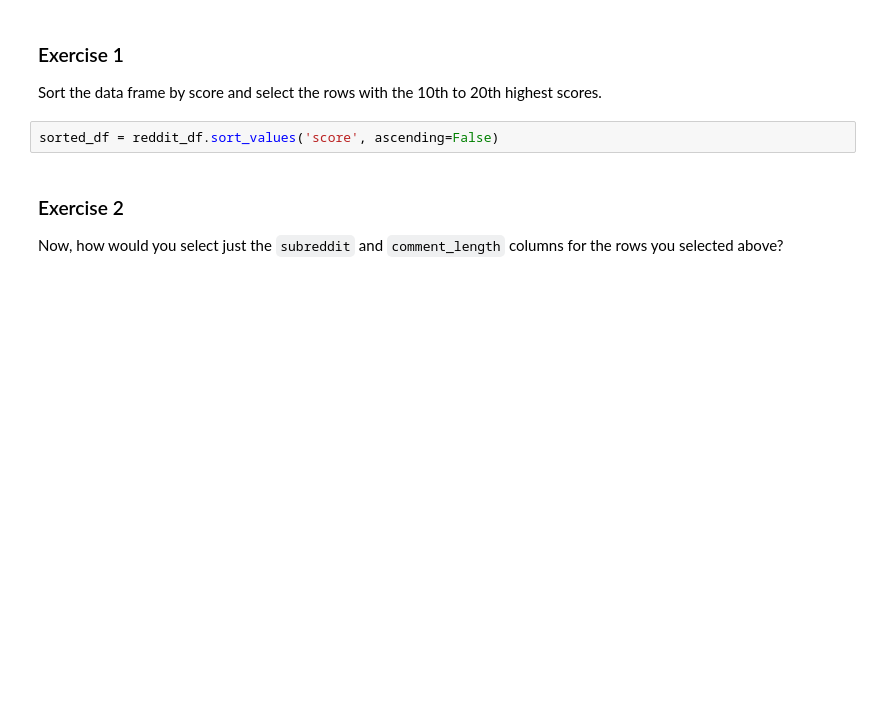
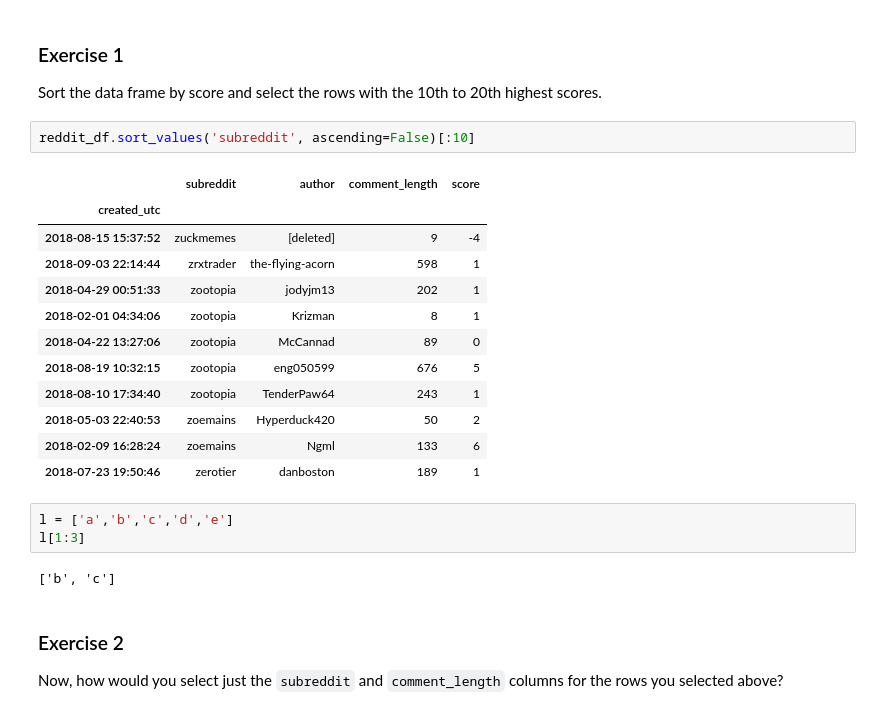
Before and after one commit to jdfoote/ipds-s26.jeremydfoote.com, a Jupyter notebook: day_6/day_6-solutions.ipynb, the cells around one changed output. Saved outputs shown, nothing was run; the diff lists cells and outputs as text; blank space fills up the shorter version.

```diff
--- a/day_6/day_6-solutions.ipynb
+++ b/day_6/day_6-solutions.ipynb
@@ -27,7 +30,25 @@ for k, v in d.items():
 
 Sort the data frame by score and select the rows with the 10th to 20th highest scores.
 # %%
-sorted_df = reddit_df.sort_values('score', ascending=False)
+reddit_df.sort_values('subreddit', ascending=False)[:10]
+# %% [output]
+|  | subreddit | author | comment_length | score |
+| created_utc |  |  |  |  |
+| 2018-08-15 15:37:52 | zuckmemes | [deleted] | 9 | -4 |
+| 2018-09-03 22:14:44 | zrxtrader | the-flying-acorn | 598 | 1 |
+| 2018-04-29 00:51:33 | zootopia | jodyjm13 | 202 | 1 |
+| 2018-02-01 04:34:06 | zootopia | Krizman | 8 | 1 |
+| 2018-04-22 13:27:06 | zootopia | McCannad | 89 | 0 |
+| 2018-08-19 10:32:15 | zootopia | eng050599 | 676 | 5 |
+| 2018-08-10 17:34:40 | zootopia | TenderPaw64 | 243 | 1 |
+| 2018-05-03 22:40:53 | zoemains | Hyperduck420 | 50 | 2 |
+| 2018-02-09 16:28:24 | zoemains | Ngml | 133 | 6 |
+| 2018-07-23 19:50:46 | zerotier | danboston | 189 | 1 |
+# %%
+l = ['a','b','c','d','e']
+l[1:3]
+# %% [output]
+['b', 'c']
 # %% [markdown]
 ### Exercise 2
 
```
Also changed, not shown: parts of 14 cells of this notebook, 3 other files.
